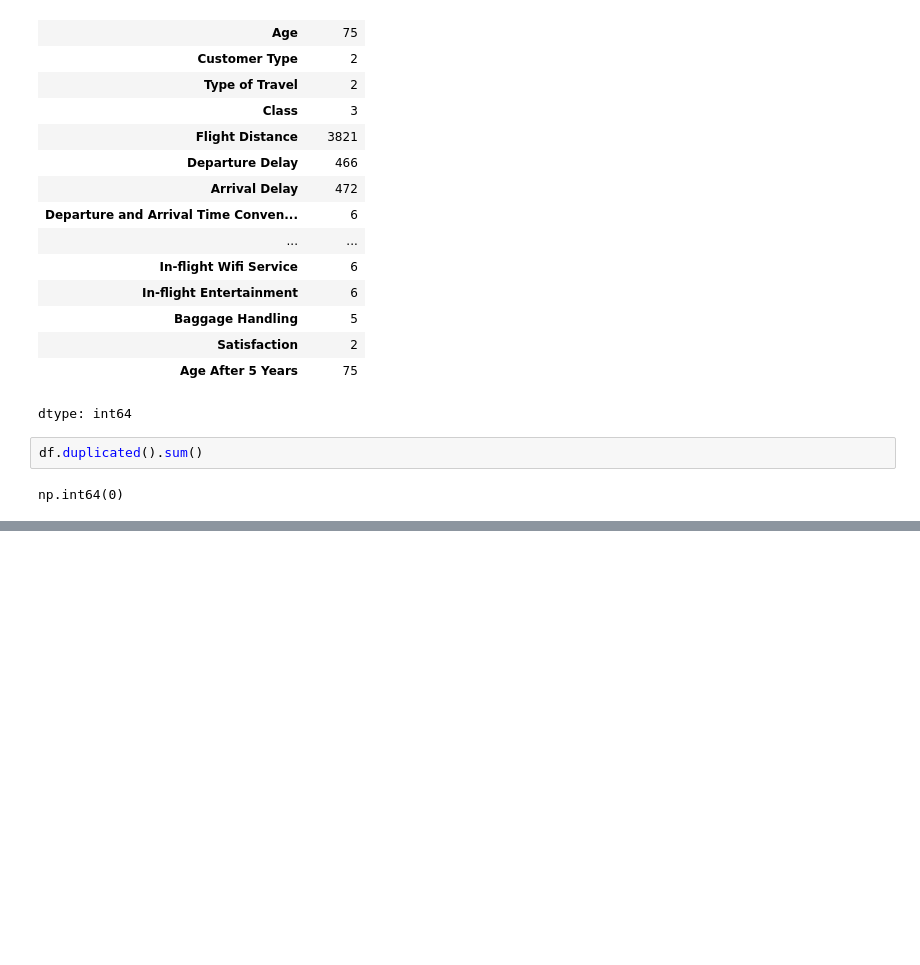
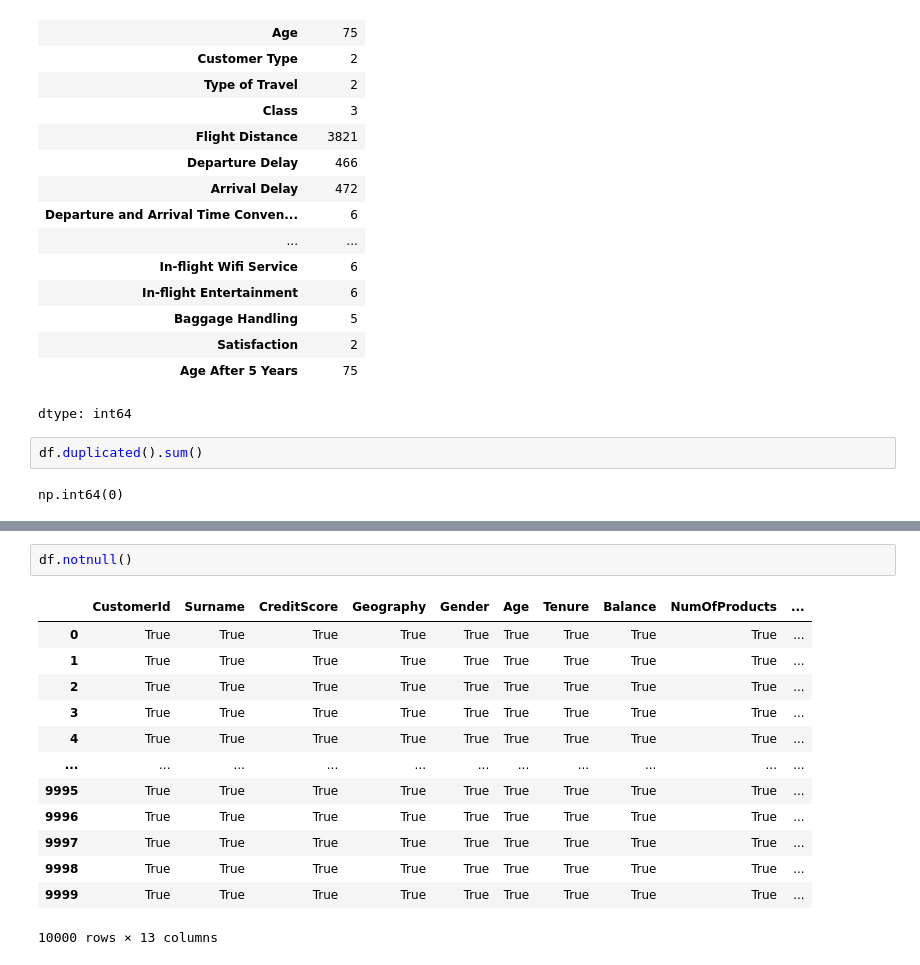
Before and after one commit to Yaswitha1610/EDA-PROJECT-L41-L42, a Jupyter notebook: EDA_Airline.ipynb, the cells around one changed output, grey strips where cells are left out. Cells and saved outputs as stored; diff of their text form; blank space fills up the shorter version.

```diff
--- a/EDA_Airline.ipynb
+++ b/EDA_Airline.ipynb
@@ -368,0 +598,16 @@ df.corr(numeric_only=True)
+# %%
+df.notnull()
+# %% [output]
+|  | CustomerId | Surname | CreditScore | Geography | Gender | Age | Tenure | Balance | NumOfProducts | ... |
+| 0 | True | True | True | True | True | True | True | True | True | ... |
+| 1 | True | True | True | True | True | True | True | True | True | ... |
+| 2 | True | True | True | True | True | True | True | True | True | ... |
+| 3 | True | True | True | True | True | True | True | True | True | ... |
+| 4 | True | True | True | True | True | True | True | True | True | ... |
+| ... | ... | ... | ... | ... | ... | ... | ... | ... | ... | ... |
+| 9995 | True | True | True | True | True | True | True | True | True | ... |
+| 9996 | True | True | True | True | True | True | True | True | True | ... |
+| 9997 | True | True | True | True | True | True | True | True | True | ... |
+| 9998 | True | True | True | True | True | True | True | True | True | ... |
+| 9999 | True | True | True | True | True | True | True | True | True | ... |
+10000 rows × 13 columns
```
Also changed, not shown: parts of 42 cells of this notebook.
